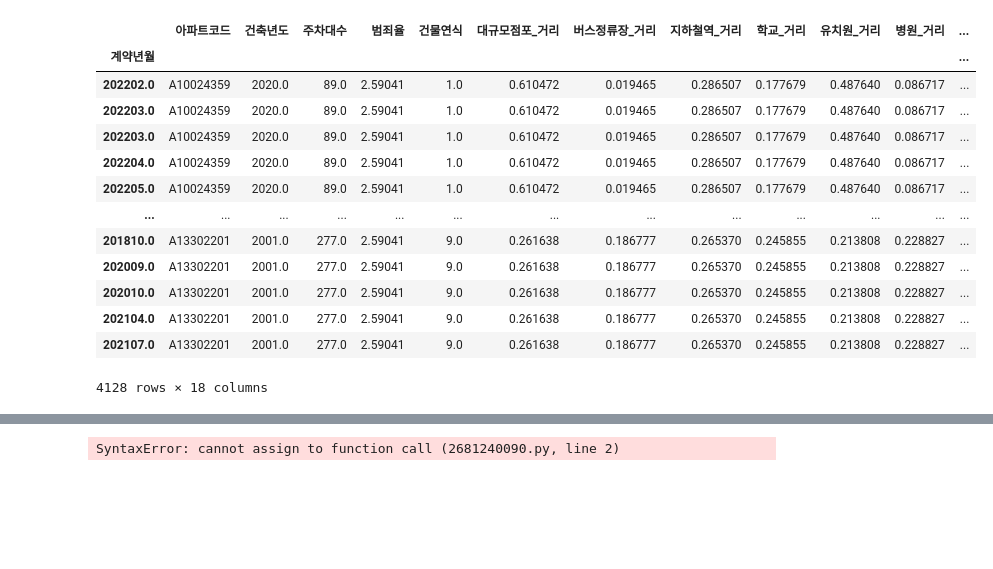
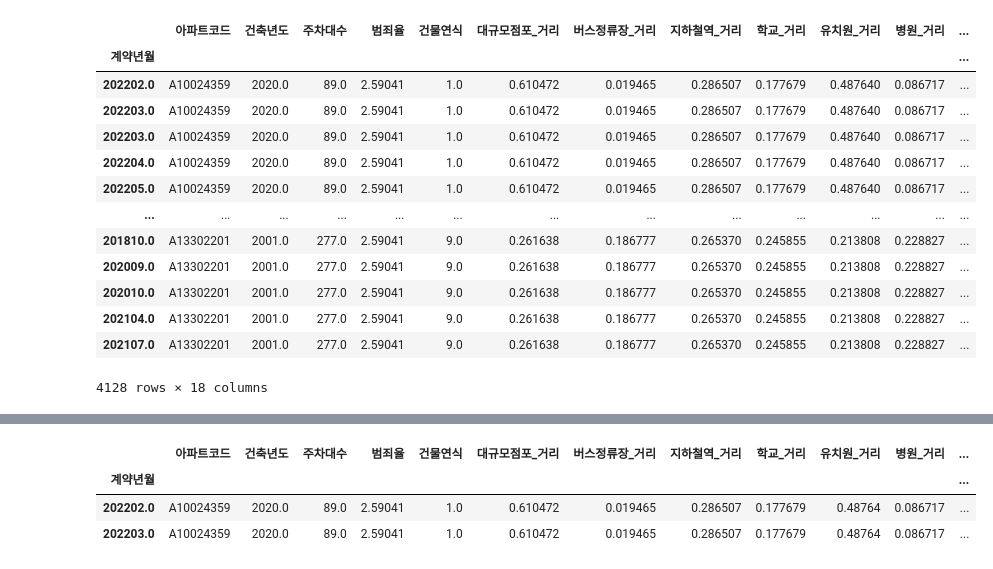
Before and after one commit to tnqkrthsus2/house-price-predict, a Jupyter notebook: lstm중구모든아파트학습데이터로사용.ipynb, the cells around one changed output, grey strips where cells are left out. Saved outputs shown, nothing was run; the diff lists cells and outputs as text; code cells hidden in the pictures; blank space fills up the shorter version.

```diff
--- a/lstm중구모든아파트학습데이터로사용.ipynb
+++ b/lstm중구모든아파트학습데이터로사용.ipynb
@@ -132,6 +162,11 @@ array(['A10024359-10.0', 'A10024359-20.0', 'A10024359-30.0',
 groups = df.groupby(df.아파트구분)
 # %%
 for i in codes:
-    globals(['df_{}'.format(i)]) = groups.get_group(i)
+    globals()['df_'+i] = groups.get_group(i)
-# %% [output]
-SyntaxError: cannot assign to function call (2681240090.py, line 2)
+# %%
+df_A10024359_10
+# %% [output]
+|  | 아파트코드 | 건축년도 | 주차대수 | 범죄율 | 건물연식 | 대규모점포_거리 | 버스정류장_거리 | 지하철역_거리 | 학교_거리 | 유치원_거리 | 병원_거리 | ... |
+| 계약년월 |  |  |  |  |  |  |  |  |  |  |  | ... |
+| 202202.0 | A10024359 | 2020.0 | 89.0 | 2.59041 | 1.0 | 0.610472 | 0.019465 | 0.286507 | 0.177679 | 0.48764 | 0.086717 | ... |
+| 202203.0 | A10024359 | 2020.0 | 89.0 | 2.59041 | 1.0 | 0.610472 | 0.019465 | 0.286507 | 0.177679 | 0.48764 | 0.086717 | ... |
```
Also changed, not shown: parts of 18 cells of this notebook.
